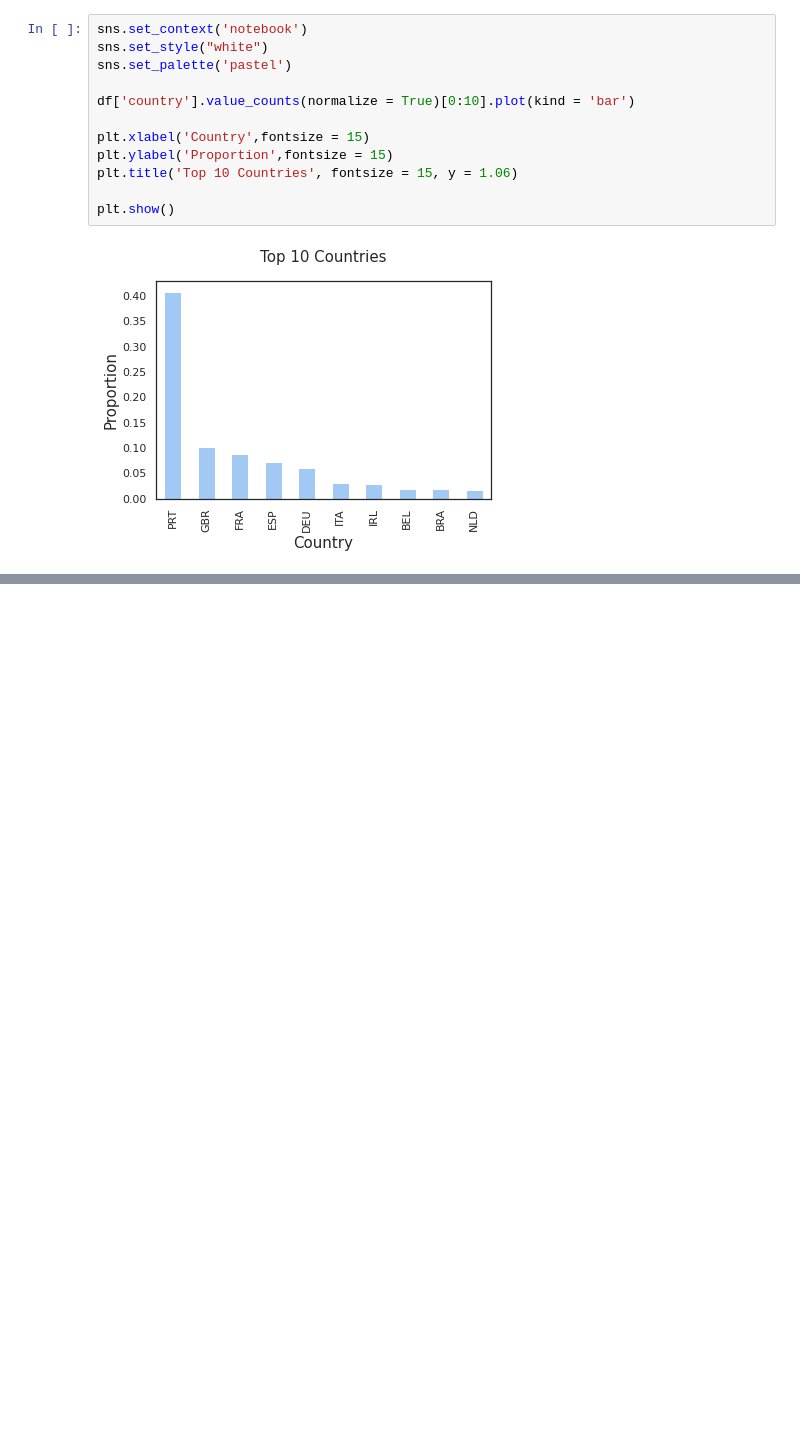
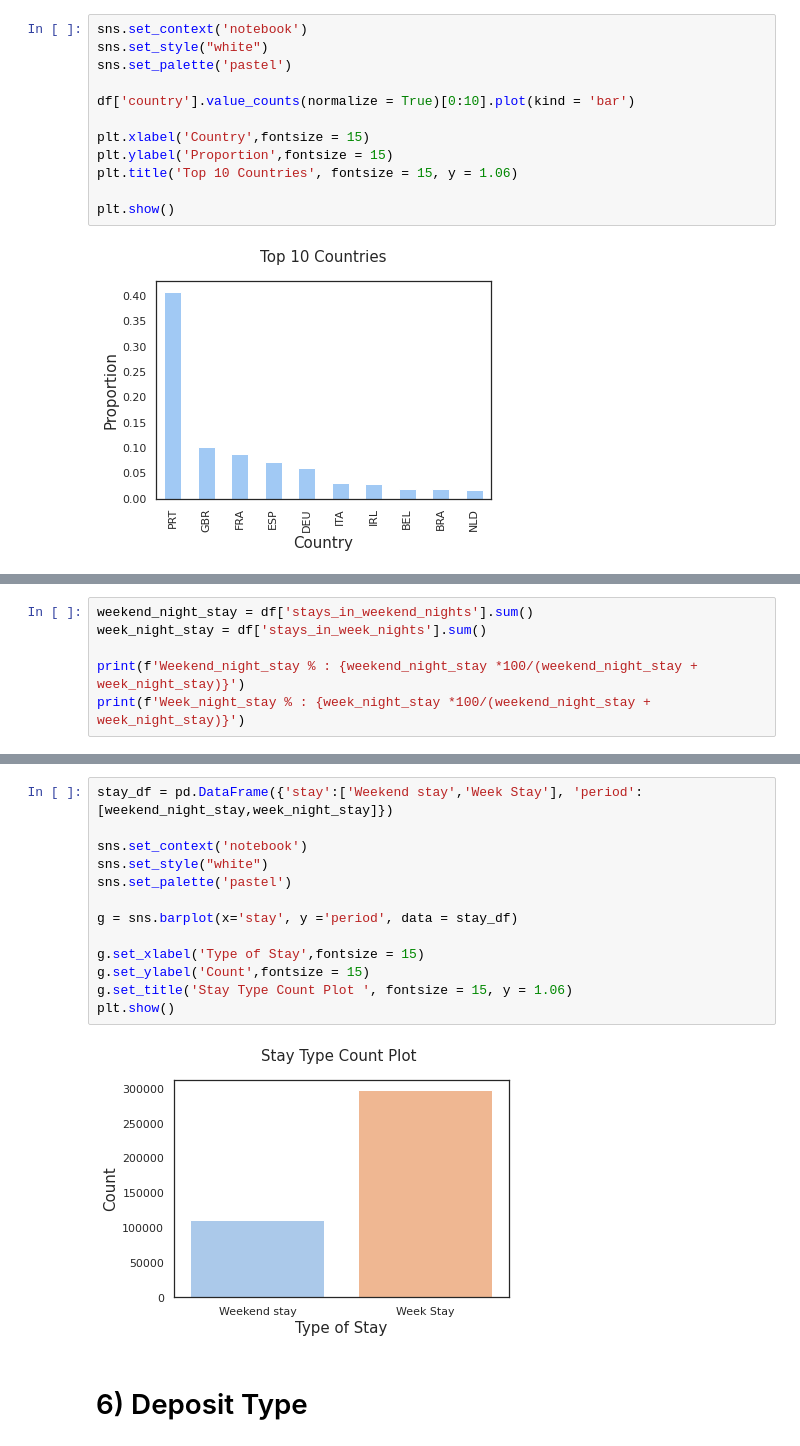
Before and after one commit to mdabushad/Hotel-Booking-Analysis-EDA-Capstone, a Jupyter notebook: data_machines_Hotel_Booking_Analysis_Capstone_Project.ipynb, the cells around one changed output, grey strips where cells are left out. Drawn from its saved outputs; the diff is of its cells as text; blank space fills up the shorter version.

```diff
--- a/data_machines_Hotel_Booking_Analysis_Capstone_Project.ipynb
+++ b/data_machines_Hotel_Booking_Analysis_Capstone_Project.ipynb
@@ -270,0 +277,6 @@ plt.show()
+# %%
+weekend_night_stay = df['stays_in_weekend_nights'].sum()
+week_night_stay = df['stays_in_week_nights'].sum()
+
+print(f'Weekend_night_stay % : {weekend_night_stay *100/(weekend_night_stay + week_night_stay)}')
+print(f'Week_night_stay % : {week_night_stay *100/(weekend_night_stay + week_night_stay)}')
@@ -270,0 +290,17 @@ plt.show()
+# %%
+stay_df = pd.DataFrame({'stay':['Weekend stay','Week Stay'], 'period':[weekend_night_stay,week_night_stay]})
+
+sns.set_context('notebook')
+sns.set_style("white")
+sns.set_palette('pastel')
+
+g = sns.barplot(x='stay', y ='period', data = stay_df)
+
+g.set_xlabel('Type of Stay',fontsize = 15)
+g.set_ylabel('Count',fontsize = 15)
+g.set_title('Stay Type Count Plot ', fontsize = 15, y = 1.06)
+plt.show()
+# %% [output]
+[figure, added]
+# %% [markdown]
+# 6) Deposit Type
```
Also changed, not shown: parts of 31 cells of this notebook.
